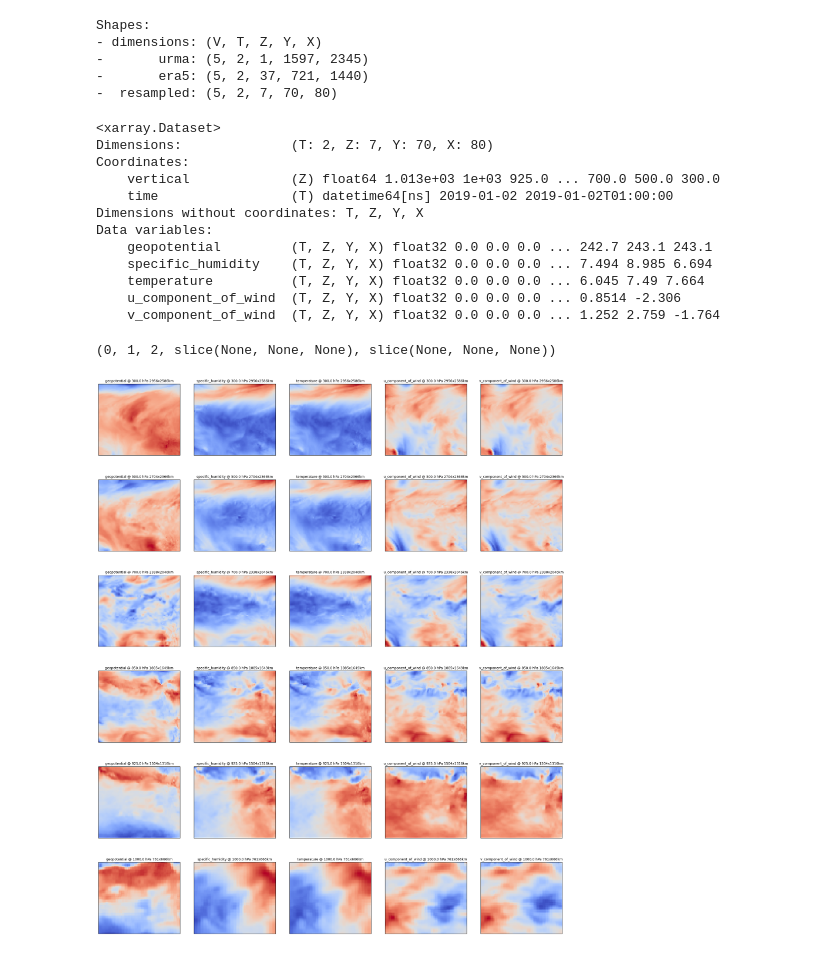
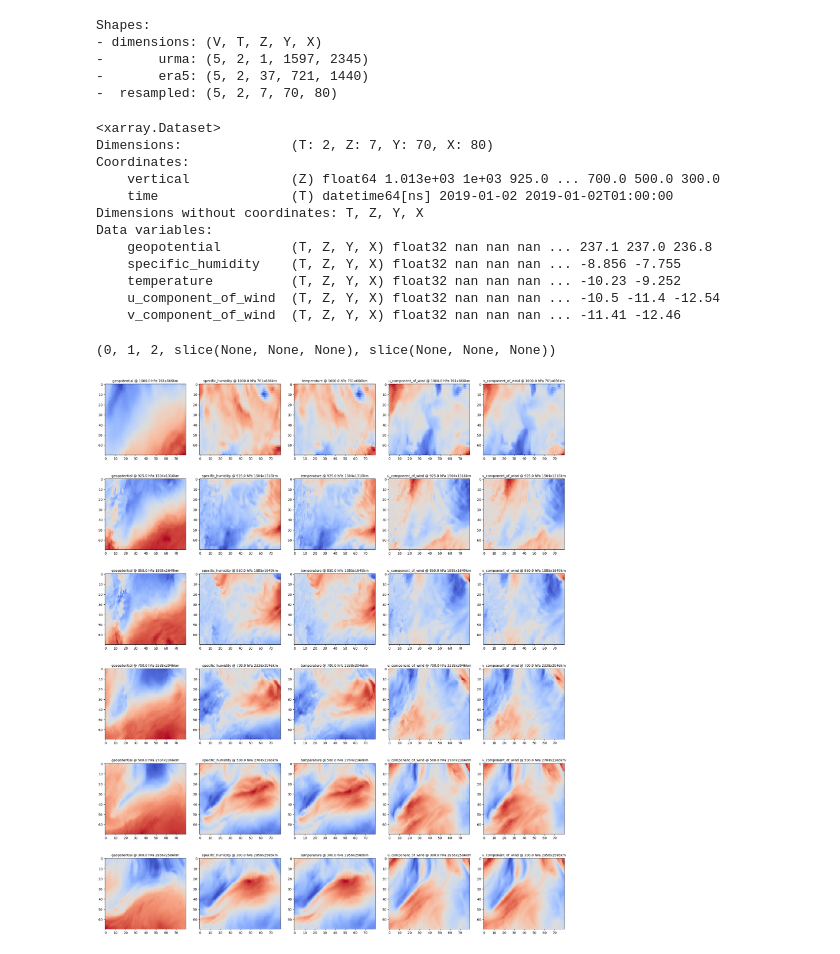
Before and after one commit to leaver2000/mesoscaler, a Jupyter notebook: notebooks/3. resampling.ipynb, the cells around one changed output. Cells and saved outputs as stored; diff of their text form; code cells hidden in the pictures.

```diff
--- a/notebooks/3. resampling.ipynb
+++ b/notebooks/3. resampling.ipynb
@@ -48,7 +48,7 @@ DX = 200  # km
 DY = 175  # km
 D = DX, DY = np.array([200, 175])
 pressure_levels = [P0, 1000.0, 925.0, 850.0, 700.0, 500.0, 300.0]
-scale = Mesoscale(DX, DY, pressure=pressure_levels, rate=15)
+scale = Mesoscale(DX, DY, levels=pressure_levels, rate=15)
 
 extent = scale.to_numpy(units="km")
 extent[0] /= URMA_GRID_RESOLUTION
@@ -161,7 +176,7 @@ from mesoscaler.utils import join_kv
 longitude = -89.835
 latitude = 38.54
 
-sampler = scale.resample(urma, era5, height=70, width=80)
+sampler = scale.resample([urma, era5], height=70, width=80)
 arr = sampler.__call__(longitude, latitude, time=np.s_[start:stop])
 
 
@@ -187,7 +202,7 @@ Shapes:
         dims=["dvars", Dimensions.T, Dimensions.Z, Dimensions.Y, Dimensions.X],
         coords={
             "dvars": era5_dvars,
-            Coordinates.vertical: (Coordinates.vertical.axis, scale.hpa),
+            Coordinates.vertical: (Coordinates.vertical.axis, scale.levels),
             Coordinates.time: (Coordinates.time.axis, time),
         },
     ).to_dataset("dvars")
@@ -200,11 +215,11 @@ Coordinates:
     time                 (T) datetime64[ns] 2019-01-02 2019-01-02T01:00:00
 Dimensions without coordinates: T, Z, Y, X
 Data variables:
-    geopotential         (T, Z, Y, X) float32 0.0 0.0 0.0 ... 242.7 243.1 243.1
-    specific_humidity    (T, Z, Y, X) float32 0.0 0.0 0.0 ... 7.494 8.985 6.694
-    temperature          (T, Z, Y, X) float32 0.0 0.0 0.0 ... 6.045 7.49 7.664
-    u_component_of_wind  (T, Z, Y, X) float32 0.0 0.0 0.0 ... 0.8514 -2.306
-    v_component_of_wind  (T, Z, Y, X) float32 0.0 0.0 0.0 ... 1.252 2.759 -1.764
+    geopotential         (T, Z, Y, X) float32 nan nan nan ... 237.1 237.0 236.8
+    specific_humidity    (T, Z, Y, X) float32 nan nan nan ... -8.856 -7.755
+    temperature          (T, Z, Y, X) float32 nan nan nan ... -10.23 -9.252
+    u_component_of_wind  (T, Z, Y, X) float32 nan nan nan ... -10.5 -11.4 -12.54
+    v_component_of_wind  (T, Z, Y, X) float32 nan nan nan ... -11.41 -12.46
 # %%
 def locate(dvar: Any, level: float, time: int = 0) -> tuple[slice | int, ...]:
     """function to help selecting a specific frame from the 5 dimensional array"""
@@ -219,16 +234,15 @@ locate(GEOPOTENTIAL, 925, 1)
 # %%
 data_vars = era5_dvars
 era5_levels = pressure_levels[1:]
-e = np.abs(scale.stack_extent()[1:])
+e = np.abs(scale.to_numpy()[1:])
 fig, axes = plt.subplots(len(era5_levels), len(era5_dvars), figsize=(4 * len(era5_dvars), 4 * len(era5_levels)))
 fig.tight_layout()
-axes = axes[::-1]
+
 for i, level in enumerate(era5_levels):
     for j, dvar in enumerate(data_vars):
         ax = axes[i, j]
+        assert isinstance(ax, plt.Axes)
         ax.imshow(arr[locate(dvar, level, 1)], cmap="coolwarm")
         ax.set_title(f"{dvar} @ {level} hPa {int(e[i,0])}x{int(e[i,-1])}km", fontsize=10)
-        ax.set_xticks([])
-        ax.set_yticks([])
 # %% [output]
-[figure, old version]
+[figure, new version]
```
Also changed, not shown: parts of 7 cells of this notebook, 17 other files.
